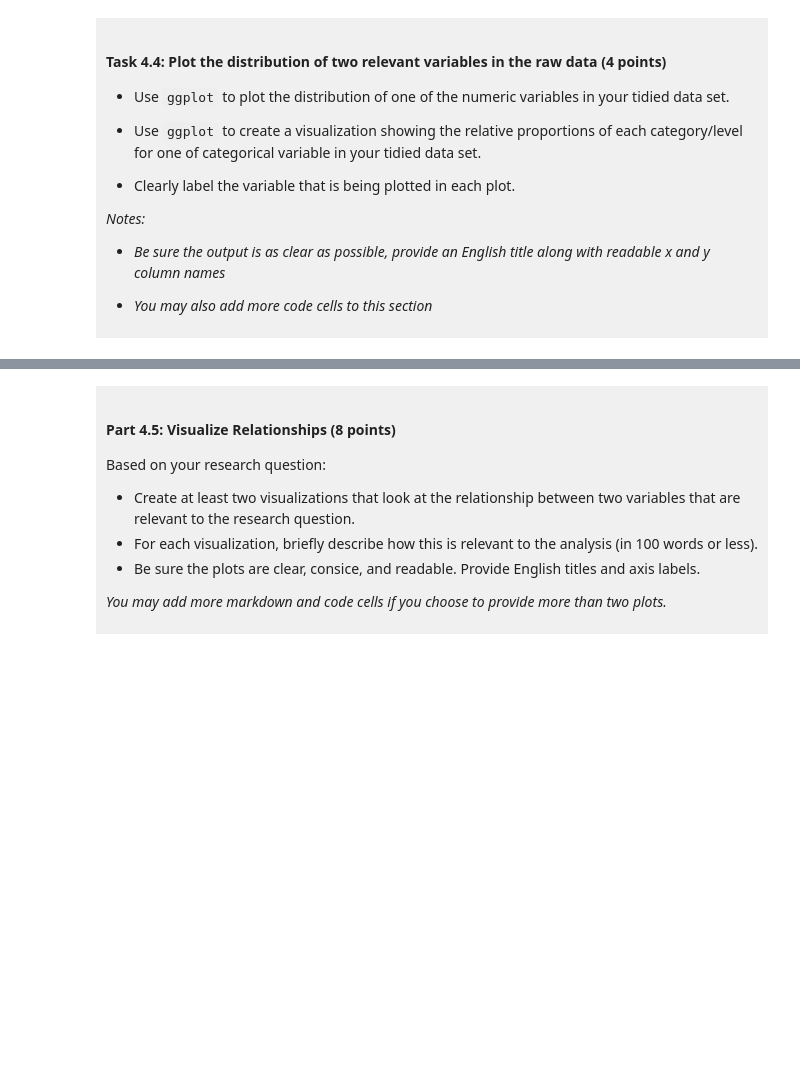
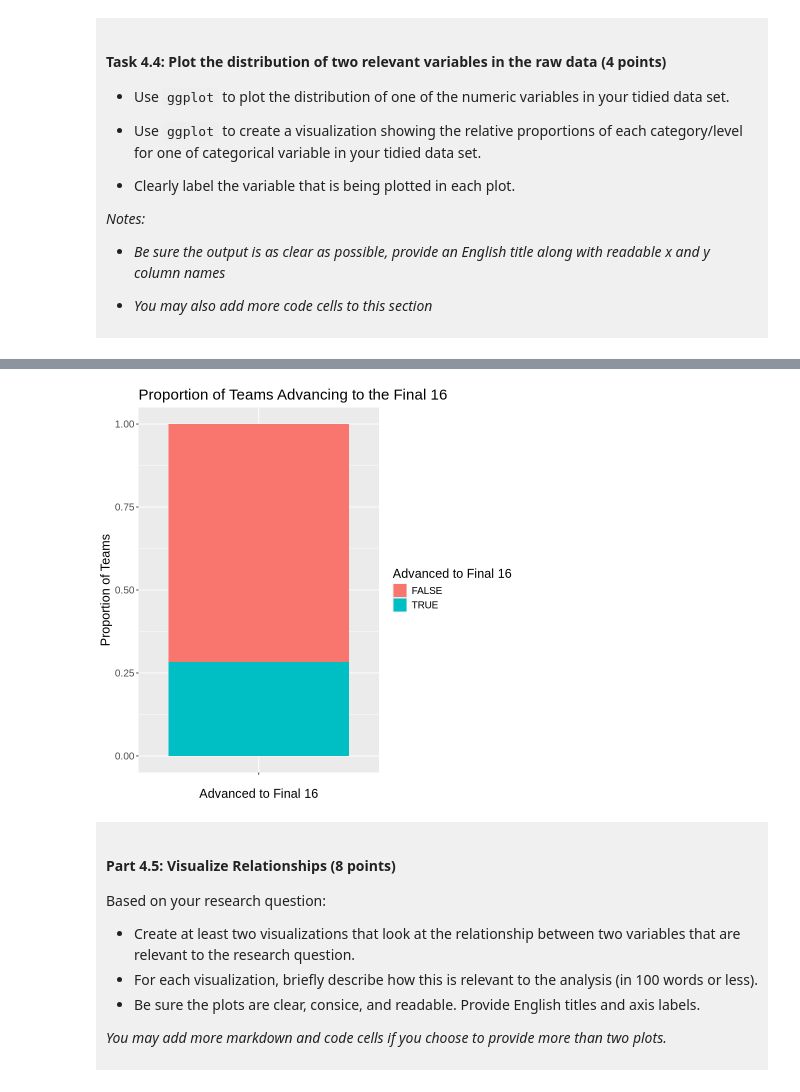
Before and after one commit to erinxr97/dsci-100-project-erin-zhang, a Jupyter notebook: dsci-100-project-notebook.ipynb, the cells around one changed output, grey strips where cells are left out. Cells and saved outputs as stored; diff of their text form; code cells hidden in the pictures; blank space fills up the shorter version.

```diff
--- a/dsci-100-project-notebook.ipynb
+++ b/dsci-100-project-notebook.ipynb
@@ -335,5 +346,17 @@ A tibble: 2 × 2
 # %%
 ### EDIT THIS CODE CELL FOR PLOT 2 ###
+advanced_to_16_prop <- march_madness_tidy |>
+    ggplot(aes(x = "", fill = advanced_to_final_16)) +
+    geom_bar(position = "fill") +
+    xlab("Advanced to Final 16") +
+    ylab("Proportion of Teams") +
+    ggtitle("Proportion of Teams Advancing to the Final 16") +
+    labs(fill = "Advanced to Final 16") +
+    theme(text = element_text(size = 15))
+
+advanced_to_16_prop
+# %% [output]
+[figure, added]
 # %% [markdown]
 <div style="background-color: #f0f0f0; padding: 10px;">
 
```
Also changed, not shown: parts of 1 cell of this notebook.
